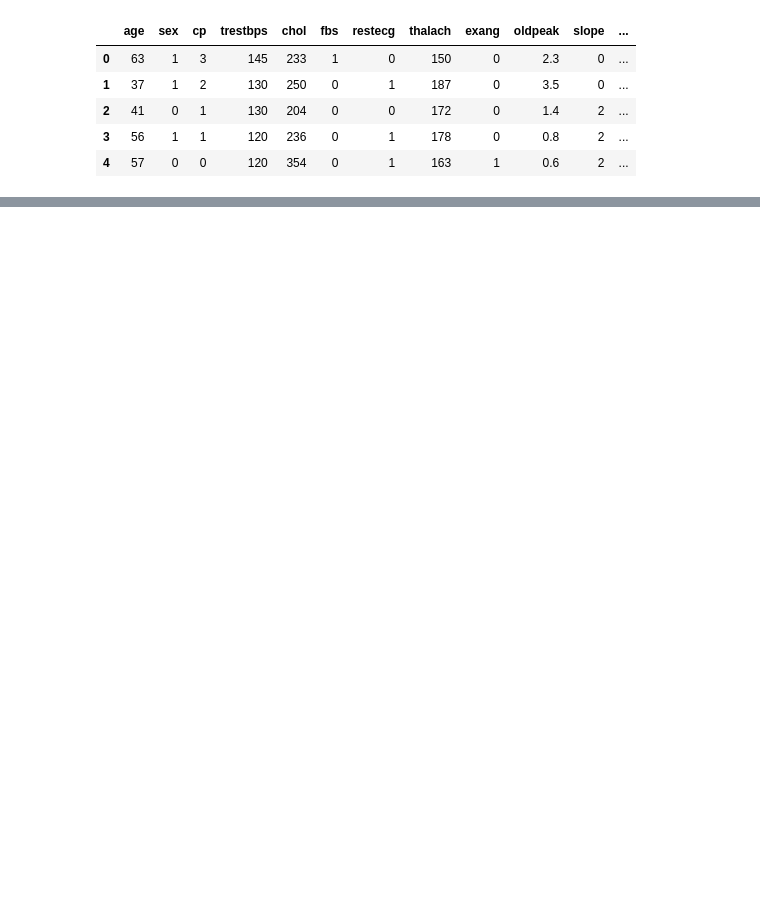
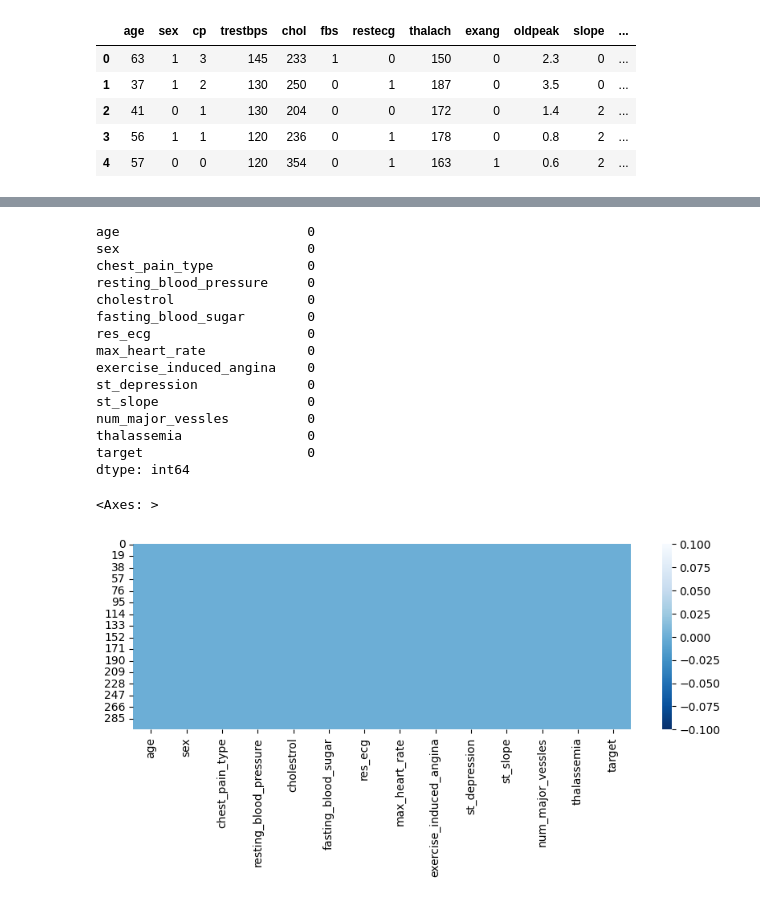
Before and after one commit to SenseiBassa/Exploratory_Data_Analaysis_with_Excel, a Jupyter notebook: Heart_Disease_Prediction_ML_(Supervised_Learning).ipynb, the cells around one changed output, grey strips where cells are left out. Drawn from its saved outputs; the diff is of its cells as text; code cells hidden in the pictures; blank space fills up the shorter version.

```diff
--- a/Heart_Disease_Prediction_ML_(Supervised_Learning).ipynb
+++ b/Heart_Disease_Prediction_ML_(Supervised_Learning).ipynb
@@ -34,7 +37,7 @@ from sklearn.metrics import confusion_matrix
 import warnings
 warnings.filterwarnings("ignore")
 # %%
-df = pd.read_csv('/content/Heart.csv')
+df = pd.read_csv(r'/content/Heart.csv')
 df.head()
 # %% [output]
 |  | age | sex | cp | trestbps | chol | fbs | restecg | thalach | exang | oldpeak | slope | ... |
@@ -45,0 +90,5 @@ df.head()
+# %%
+#For better understanding and flow of analysis, rename some columns
+
+df.columns = ['age', 'sex', 'chest_pain_type', 'resting_blood_pressure', 'cholestrol', 'fasting_blood_sugar', 'res_ecg', 'max_heart_rate',
+              'exercise_induced_angina', 'st_depression', 'st_slope', 'num_major_vessles', 'thalassemia', 'target']
@@ -45,0 +138,25 @@ df.head()
+# %%
+# Check for missing values
+print(df.isnull().sum())
+
+# Visualizing the missing data
+plt.figure(figsize=(10, 3))
+sns.heatmap(df.isnull(), cbar=True, cmap='Blues_r')
+# %% [output]
+age                        0
+sex                        0
+chest_pain_type            0
+resting_blood_pressure     0
+cholestrol                 0
+fasting_blood_sugar        0
+res_ecg                    0
+max_heart_rate             0
+exercise_induced_angina    0
+st_depression              0
+st_slope                   0
+num_major_vessles          0
+thalassemia                0
+target                     0
+dtype: int64
+<Axes: >
+[figure, added]
```
Also changed, not shown: parts of 60 cells of this notebook.
